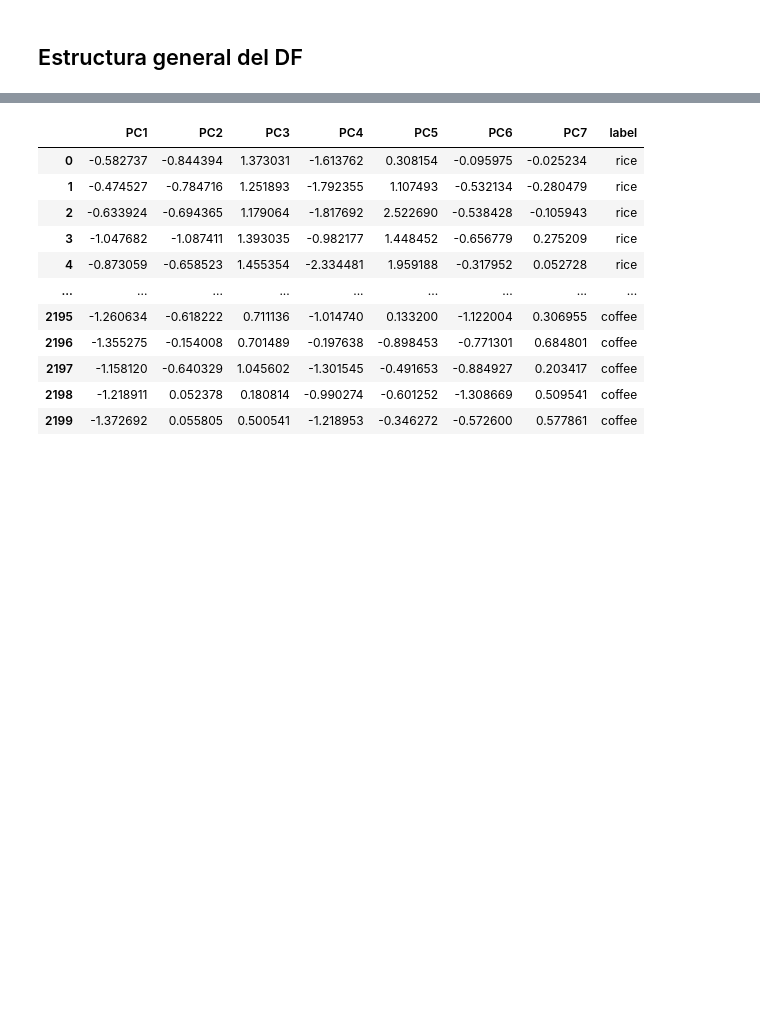
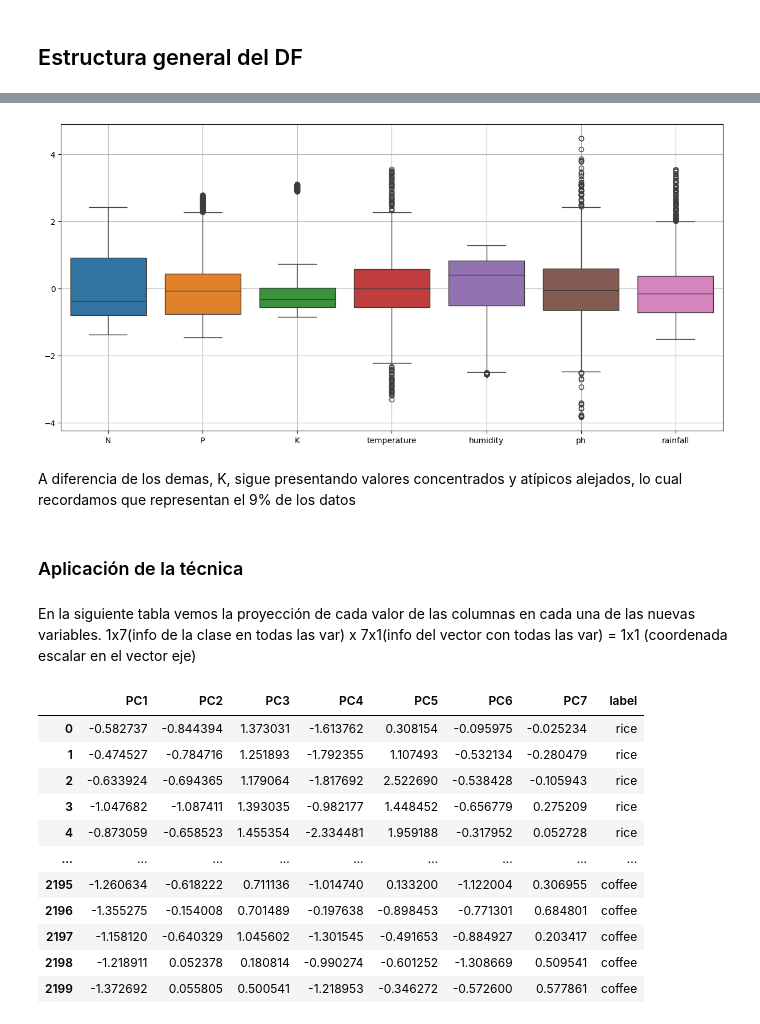
Before and after one commit to agustinarenas/MD-TUIA-Arenas-Petetta, a Jupyter notebook: dm_tp.ipynb, the cells around one changed output, grey strips where cells are left out. Drawn from its saved outputs; the diff is of its cells as text; code cells hidden in the pictures; blank space fills up the shorter version.

```diff
--- a/dm_tp.ipynb
+++ b/dm_tp.ipynb
@@ -159,0 +238,11 @@ pca_df['label'] = df['label']
+# %%
+plt.figure(figsize=(15,7))
+sns.boxplot(data=df_std[df_std.describe().columns])
+plt.grid()
+plt.show()
+# %% [output]
+[figure, added]
+# %% [markdown]
+A diferencia de los demas, K, sigue presentando valores concentrados y atípicos alejados, lo cual recordamos que representan el 9% de los datos
+# %% [markdown]
+### Aplicación de la técnica
@@ -160,3 +271,5 @@ pca_df['label'] = df['label']
+# %% [markdown]
+En la siguiente tabla vemos la proyección de cada valor de las columnas en cada una de las nuevas variables. 1x7(info de la clase en todas las var) x 7x1(info del vector con todas las var) = 1x1 (coordenada escalar en el vector eje)
 # %%
 pca_df
 # %% [output]
```
Also changed, not shown: parts of 61 cells of this notebook.
